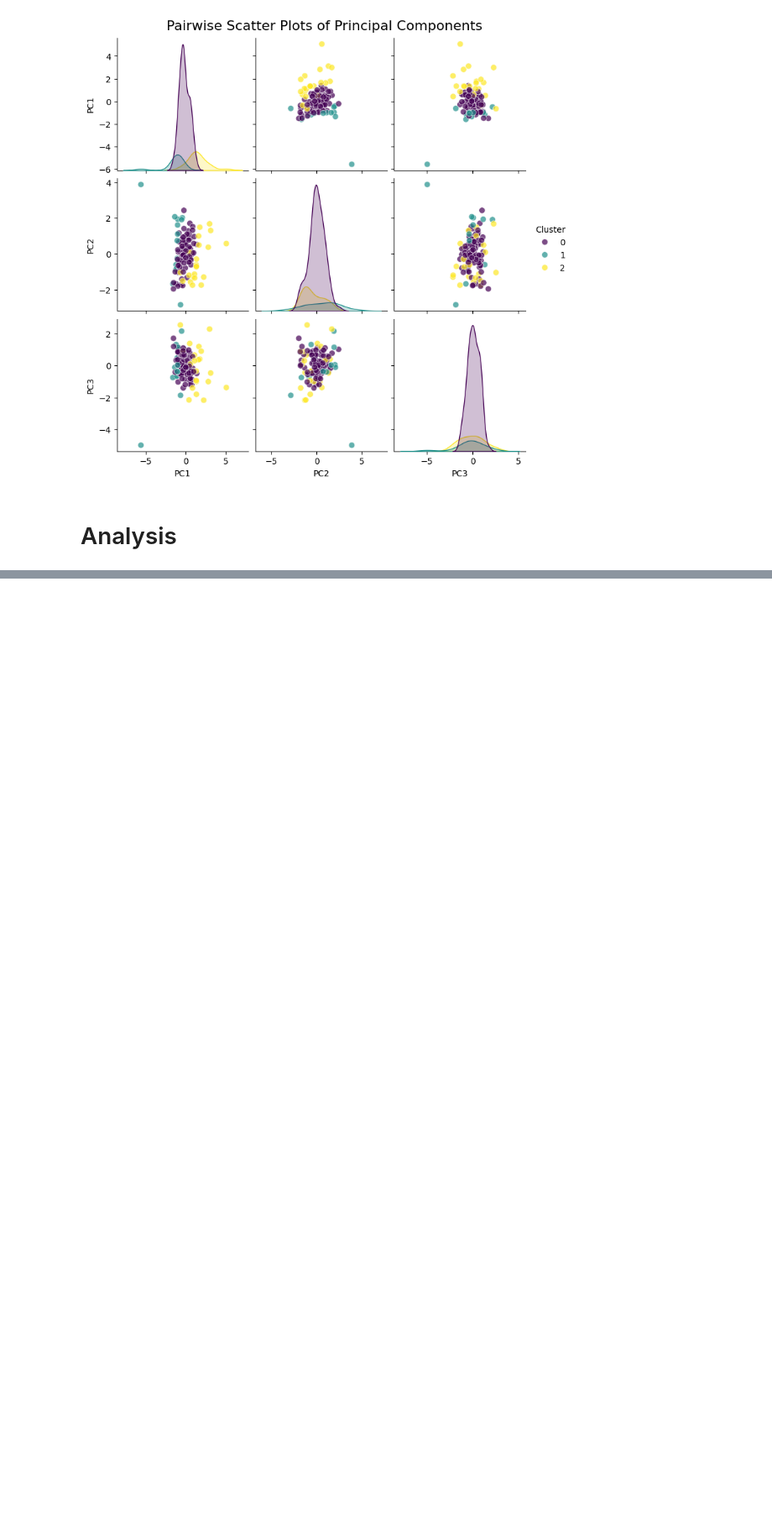
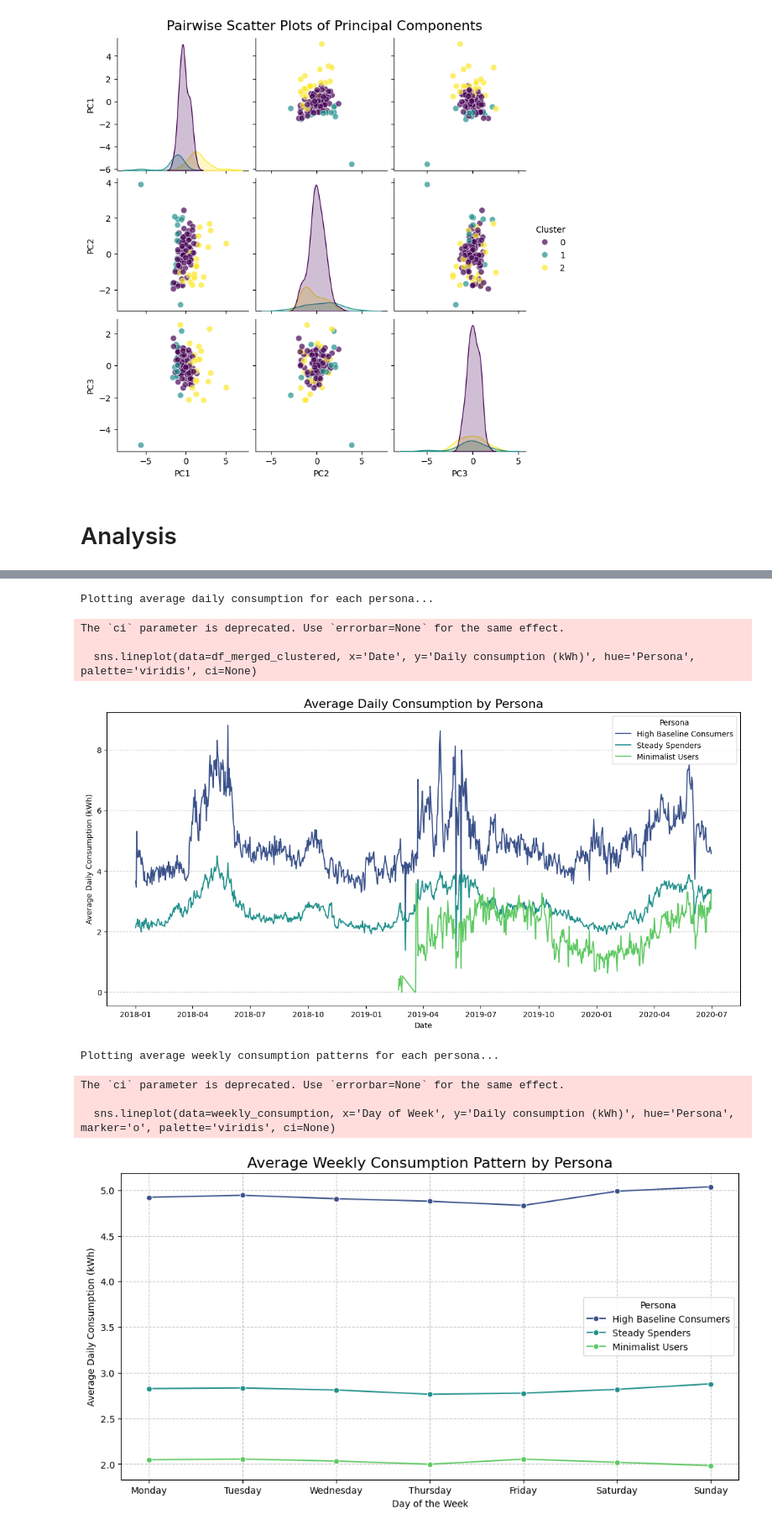
Before and after one commit to Prajwalnayak2506/PrayasDatasetAnalysis, a Jupyter notebook: Assignment.ipynb, the cells around one changed output, grey strips where cells are left out. Shown at 84% size. Saved outputs shown, nothing was run; the diff lists cells and outputs as text; code cells hidden in the pictures; blank space fills up the shorter version.

```diff
--- a/Assignment.ipynb
+++ b/Assignment.ipynb
@@ -516,0 +606,51 @@ df_cluster_2 = df_unique[df_unique['Cluster'] == 2].copy()
+# %%
+import matplotlib.pyplot as plt
+import seaborn as sns
+import pandas as pd
+
+
+df_merged_clustered = pd.merge(df_merged, df_unique[['household_id', 'Cluster']], on='household_id', how='left')
+df_merged_clustered.dropna(subset=['Cluster'], inplace=True)
+
+cluster_map = {
+    0: "Steady Spenders",
+    1: "Minimalist Users",
+    2: "High Baseline Consumers"
+}
+df_merged_clustered['Persona'] = df_merged_clustered['Cluster'].map(cluster_map)
+print("\nPlotting average daily consumption for each persona...")
+plt.figure(figsize=(15, 7))
+sns.lineplot(data=df_merged_clustered, x='Date', y='Daily consumption (kWh)', hue='Persona', palette='viridis', ci=None)
+plt.title('Average Daily Consumption by Persona', fontsize=16)
+plt.xlabel('Date')
+plt.ylabel('Average Daily Consumption (kWh)')
+plt.legend(title='Persona')
+plt.grid(axis='y', linestyle='--', alpha=0.7)
+plt.show()
+print("\nPlotting average weekly consumption patterns for each persona...")
+df_merged_clustered['Day of Week'] = df_merged_clustered['Date'].dt.day_name()
+weekly_consumption = df_merged_clustered.groupby(['Persona', 'Day of Week'])['Daily consumption (kWh)'].mean().reset_index()
+weekly_consumption['Day of Week'] = pd.Categorical(weekly_consumption['Day of Week'],
+                                                    categories=['Monday', 'Tuesday', 'Wednesday', 'Thursday', 'Friday', 'Saturday', 'Sunday'],
+                                                    ordered=True)
+weekly_consumption = weekly_consumption.sort_values('Day of Week')
+
+plt.figure(figsize=(12, 6))
+sns.lineplot(data=weekly_consumption, x='Day of Week', y='Daily consumption (kWh)', hue='Persona', marker='o', palette='viridis', ci=None)
+plt.title('Average Weekly Consumption Pattern by Persona', fontsize=16)
+plt.xlabel('Day of the Week')
+plt.ylabel('Average Daily Consumption (kWh)')
+plt.legend(title='Persona')
+plt.grid(True, linestyle='--', alpha=0.7)
+plt.show()
+# %% [output]
+Plotting average daily consumption for each persona...
+The `ci` parameter is deprecated. Use `errorbar=None` for the same effect.
+
+  sns.lineplot(data=df_merged_clustered, x='Date', y='Daily consumption (kWh)', hue='Persona', palette='viridis', ci=None)
+[figure, added]
+Plotting average weekly consumption patterns for each persona...
+The `ci` parameter is deprecated. Use `errorbar=None` for the same effect.
+
+  sns.lineplot(data=weekly_consumption, x='Day of Week', y='Daily consumption (kWh)', hue='Persona', marker='o', palette='viridis', ci=None)
+[figure, added]
```
Also changed, not shown: parts of 15 cells of this notebook.
